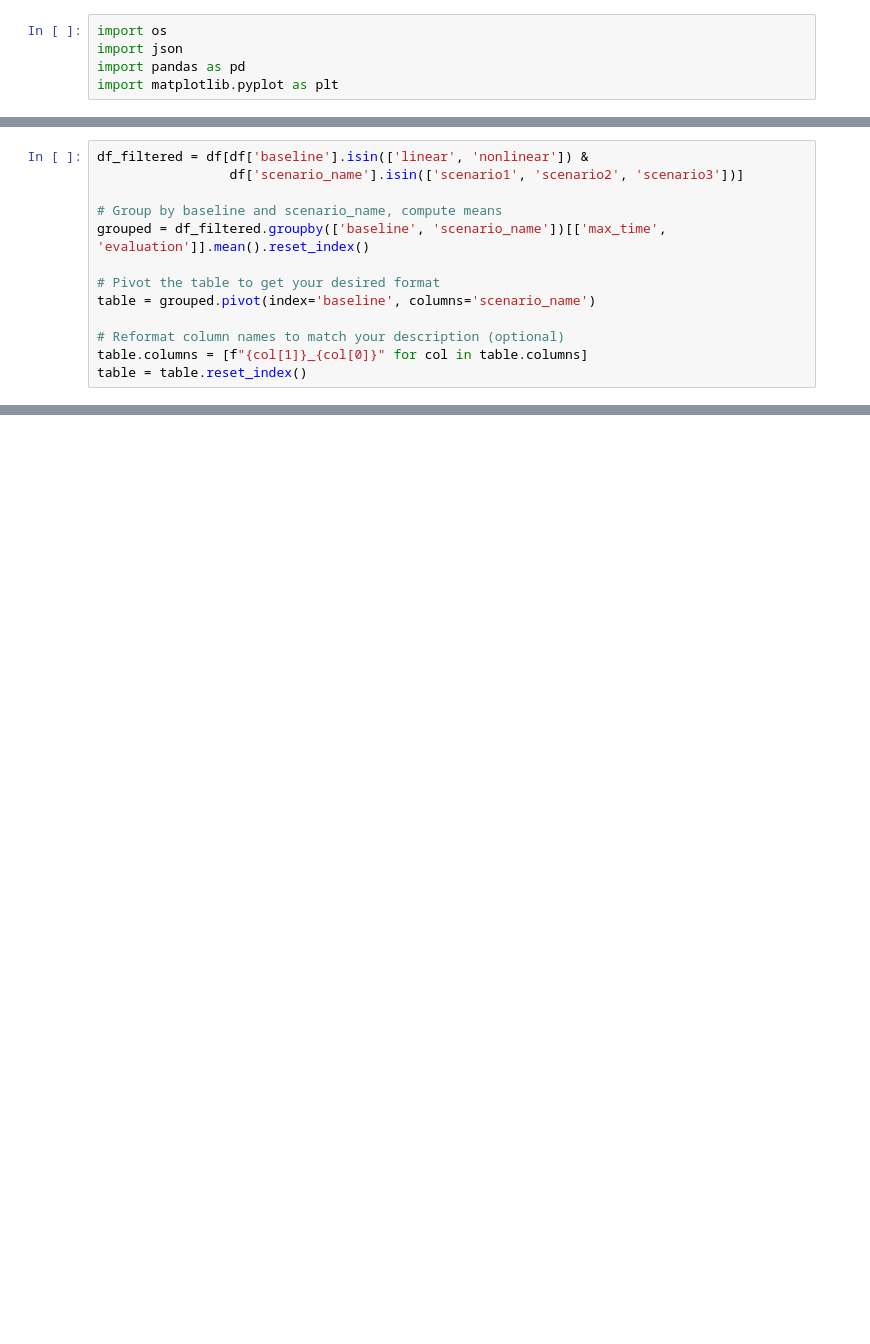
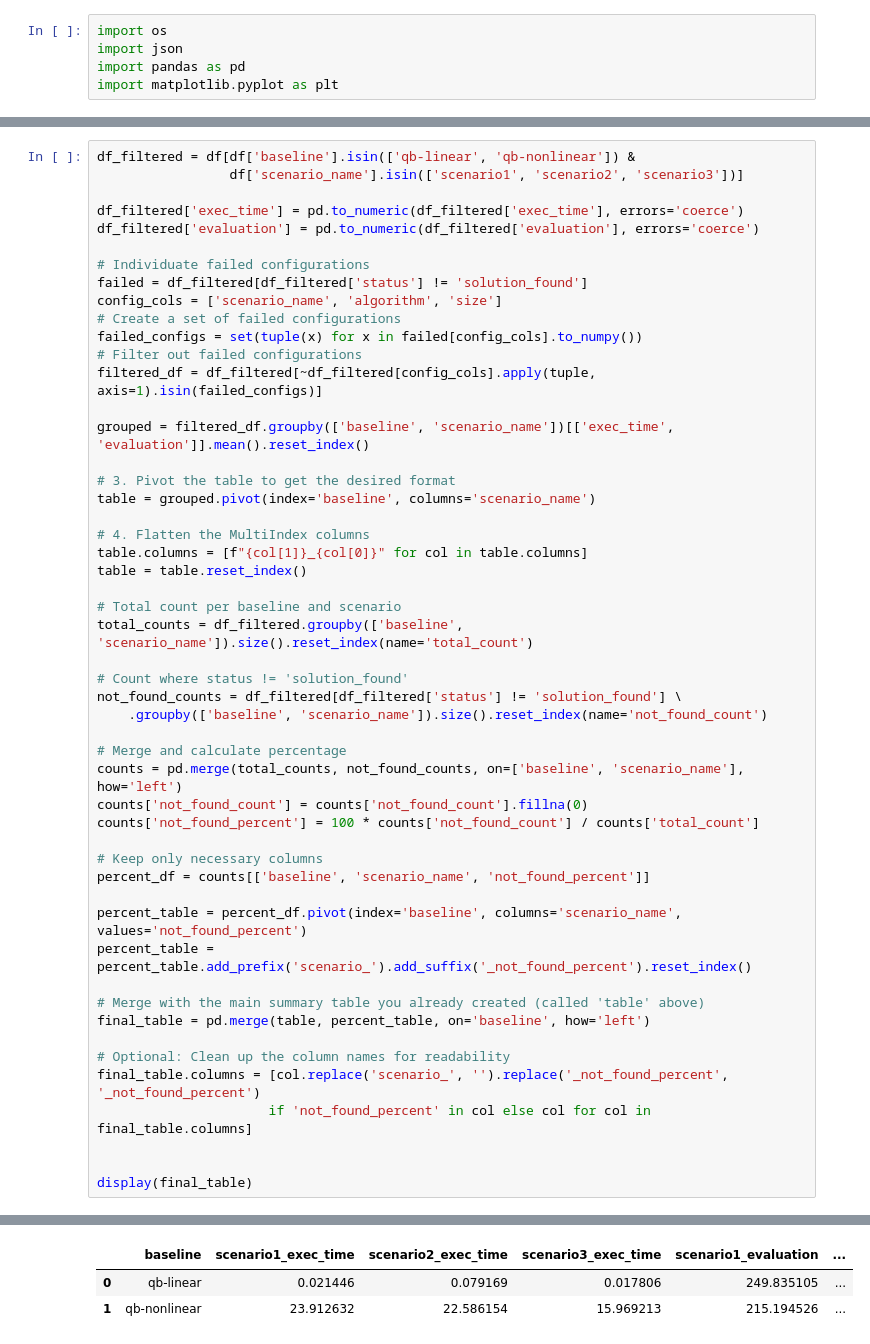
Before and after one commit to alebocci/QBexps, a Jupyter notebook: analyze.ipynb, the cells around one changed output, grey strips where cells are left out. Cells and saved outputs as stored; diff of their text form; blank space fills up the shorter version.

```diff
--- a/analyze.ipynb
+++ b/analyze.ipynb
@@ -218,13 +335,52 @@ NameError: name 'df' is not defined
 # %%
-df_filtered = df[df['baseline'].isin(['linear', 'nonlinear']) &
+df_filtered = df[df['baseline'].isin(['qb-linear', 'qb-nonlinear']) &
                  df['scenario_name'].isin(['scenario1', 'scenario2', 'scenario3'])]
 
-# Group by baseline and scenario_name, compute means
-grouped = df_filtered.groupby(['baseline', 'scenario_name'])[['max_time', 'evaluation']].mean().reset_index()
+df_filtered['exec_time'] = pd.to_numeric(df_filtered['exec_time'], errors='coerce')
+df_filtered['evaluation'] = pd.to_numeric(df_filtered['evaluation'], errors='coerce')
 
-# Pivot the table to get your desired format
+# Individuate failed configurations
+failed = df_filtered[df_filtered['status'] != 'solution_found']
+config_cols = ['scenario_name', 'algorithm', 'size']
+# Create a set of failed configurations
+failed_configs = set(tuple(x) for x in failed[config_cols].to_numpy())
+# Filter out failed configurations
+filtered_df = df_filtered[~df_filtered[config_cols].apply(tuple, axis=1).isin(failed_configs)]
+
+grouped = filtered_df.groupby(['baseline', 'scenario_name'])[['exec_time', 'evaluation']].mean().reset_index()
+
+# 3. Pivot the table to get the desired format
 table = grouped.pivot(index='baseline', columns='scenario_name')
 
-# Reformat column names to match your description (optional)
+# 4. Flatten the MultiIndex columns
 table.columns = [f"{col[1]}_{col[0]}" for col in table.columns]
 table = table.reset_index()
+
+# Total count per baseline and scenario
+total_counts = df_filtered.groupby(['baseline', 'scenario_name']).size().reset_index(name='total_count')
+
+# Count where status != 'solution_found'
+not_found_counts = df_filtered[df_filtered['status'] != 'solution_found'] \
+    .groupby(['baseline', 'scenario_name']).size().reset_index(name='not_found_count')
+
+# Merge and calculate percentage
+counts = pd.merge(total_counts, not_found_counts, on=['baseline', 'scenario_name'], how='left')
+counts['not_found_count'] = counts['not_found_count'].fillna(0)
+counts['not_found_percent'] = 100 * counts['not_found_count'] / counts['total_count']
+
+# Keep only necessary columns
+percent_df = counts[['baseline', 'scenario_name', 'not_found_percent']]
+
+percent_table = percent_df.pivot(index='baseline', columns='scenario_name', values='not_found_percent')
+percent_table = percent_table.add_prefix('scenario_').add_suffix('_not_found_percent').reset_index()
+
+# Merge with the main summary table you already created (called 'table' above)
+final_table = pd.merge(table, percent_table, on='baseline', how='left')
+
+# Optional: Clean up the column names for readability
+final_table.columns = [col.replace('scenario_', '').replace('_not_found_percent', '_not_found_percent')
+                      if 'not_found_percent' in col else col for col in final_table.columns]
+
+
+display(final_table)
+# %% [output]
@@ -230,0 +397,3 @@ table = table.reset_index()
+|  | baseline | scenario1_exec_time | scenario2_exec_time | scenario3_exec_time | scenario1_evaluation | ... |
+| 0 | qb-linear | 0.021446 | 0.079169 | 0.017806 | 249.835105 | ... |
+| 1 | qb-nonlinear | 23.912632 | 22.586154 | 15.969213 | 215.194526 | ... |
```
Also changed, not shown: parts of 10 cells of this notebook, 21 other files.
